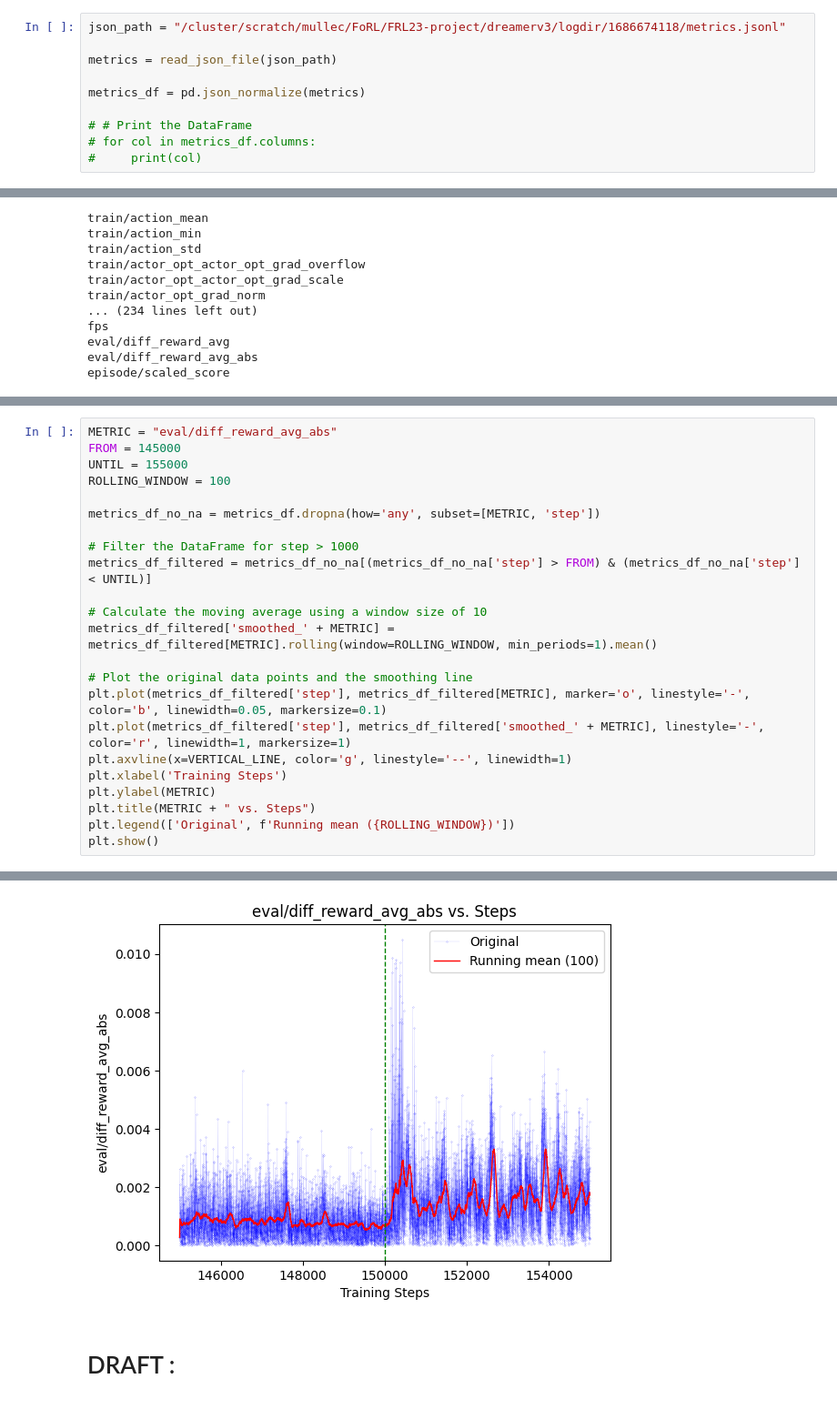
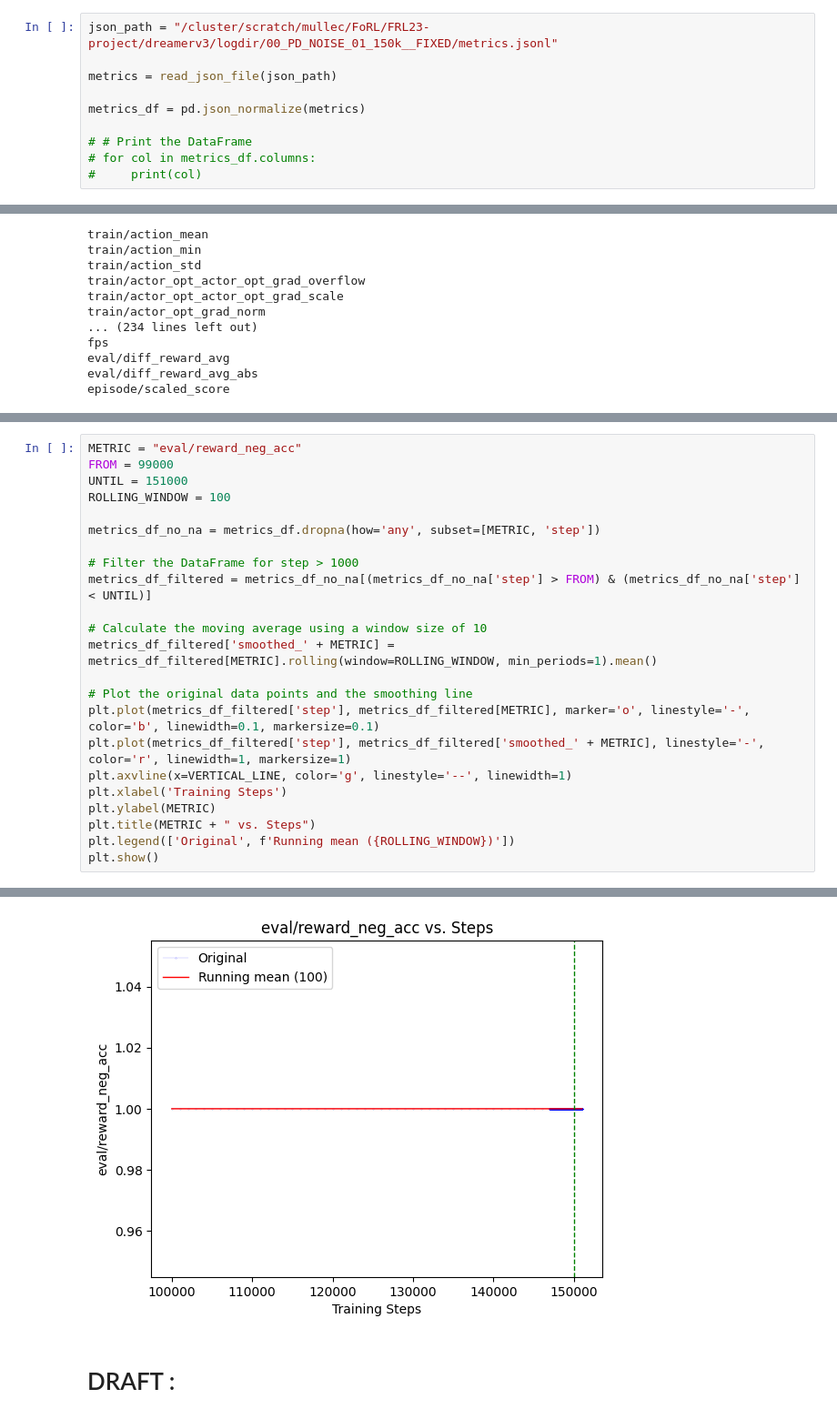
Before and after one commit to TheBlueHawk/FRL23-project, a Jupyter notebook: dreamerv3/scripts_report/plot_metrics.ipynb, the cells around one changed output, grey strips where cells are left out. Shown: that part at 91% size. Cells and saved outputs as stored; diff of their text form.

```diff
--- a/dreamerv3/scripts_report/plot_metrics.ipynb
+++ b/dreamerv3/scripts_report/plot_metrics.ipynb
@@ -12,7 +12,7 @@ def read_json_file(file_path):
             data.append(json_obj)
     return data
 # %%
-json_path = "/cluster/scratch/mullec/FoRL/FRL23-project/dreamerv3/logdir/1686674118/metrics.jsonl"
+json_path = "/cluster/scratch/mullec/FoRL/FRL23-project/dreamerv3/logdir/00_PD_NOISE_01_150k__FIXED/metrics.jsonl"
 
 metrics = read_json_file(json_path)
 
@@ -248,33 +298,33 @@ plt.show()
 # %%
-METRIC = "eval/diff_reward_avg_abs"
-FROM = 145000
-UNTIL = 155000
+METRIC = "eval/reward_neg_acc"
+FROM = 99000
+UNTIL = 151000
 ROLLING_WINDOW = 100
 
 metrics_df_no_na = metrics_df.dropna(how='any', subset=[METRIC, 'step'])
 
 # Filter the DataFrame for step > 1000
 metrics_df_filtered = metrics_df_no_na[(metrics_df_no_na['step'] > FROM) & (metrics_df_no_na['step'] < UNTIL)]
 
 # Calculate the moving average using a window size of 10
 metrics_df_filtered['smoothed_' + METRIC] = metrics_df_filtered[METRIC].rolling(window=ROLLING_WINDOW, min_periods=1).mean()
 
 # Plot the original data points and the smoothing line
-plt.plot(metrics_df_filtered['step'], metrics_df_filtered[METRIC], marker='o', linestyle='-', color='b', linewidth=0.05, markersize=0.1)
+plt.plot(metrics_df_filtered['step'], metrics_df_filtered[METRIC], marker='o', linestyle='-', color='b', linewidth=0.1, markersize=0.1)
 plt.plot(metrics_df_filtered['step'], metrics_df_filtered['smoothed_' + METRIC], linestyle='-', color='r', linewidth=1, markersize=1)
 plt.axvline(x=VERTICAL_LINE, color='g', linestyle='--', linewidth=1)
 plt.xlabel('Training Steps')
 plt.ylabel(METRIC)
 plt.title(METRIC + " vs. Steps")
 plt.legend(['Original', f'Running mean ({ROLLING_WINDOW})'])
 plt.show()
 # %% [output]
 A value is trying to be set on a copy of a slice from a DataFrame.
 Try using .loc[row_indexer,col_indexer] = value instead
 
 See the caveats in the documentation: https://pandas.pydata.org/pandas-docs/stable/user_guide/indexing.html#returning-a-view-versus-a-copy
   metrics_df_filtered['smoothed_' + METRIC] = metrics_df_filtered[METRIC].rolling(window=ROLLING_WINDOW, min_periods=1).mean()
-[figure, old version]
+[figure, new version]
 # %% [markdown]
 # DRAFT :
 # %%
```
Also changed, not shown: parts of 9 cells of this notebook, 3 other files.
